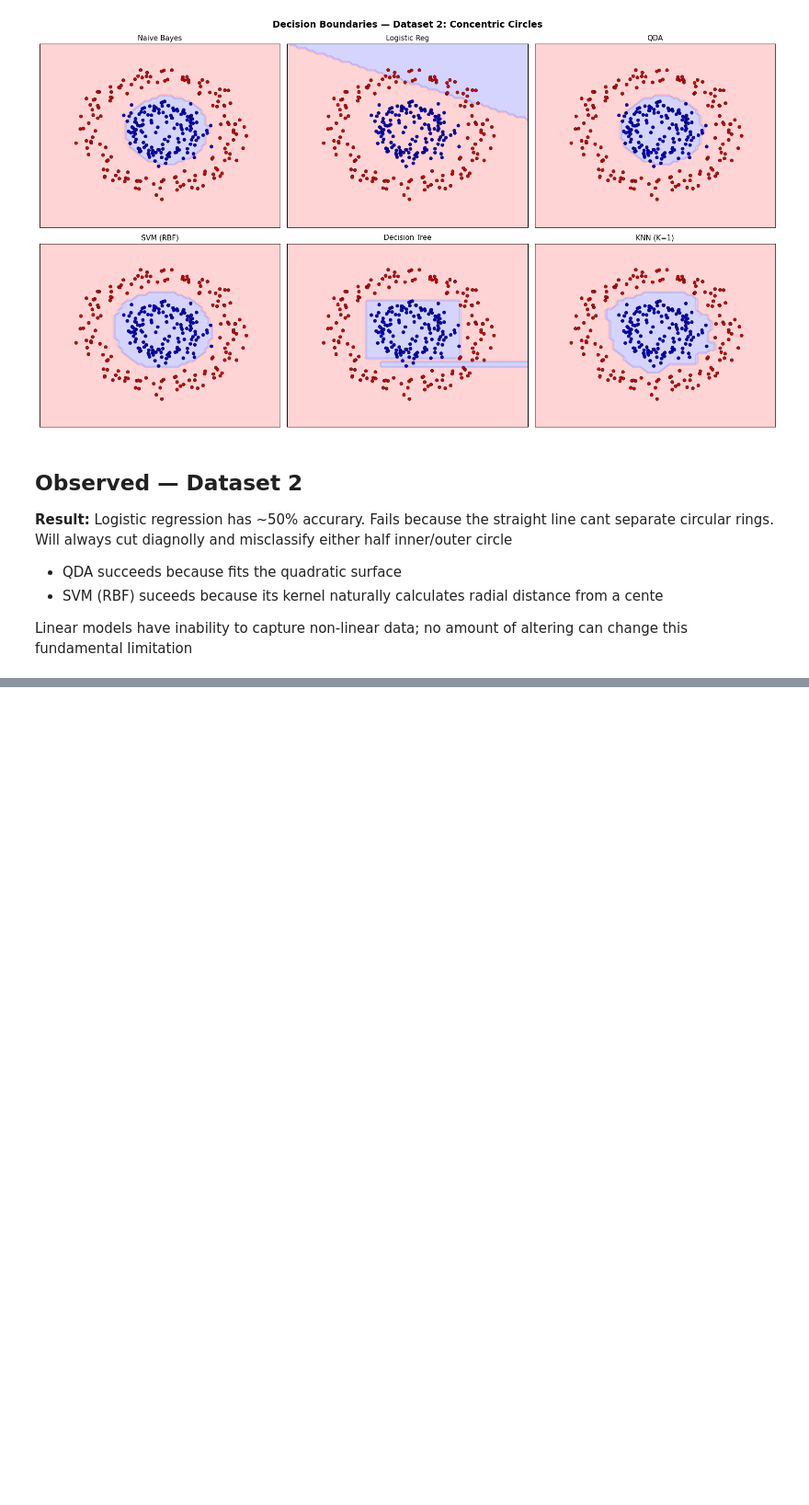
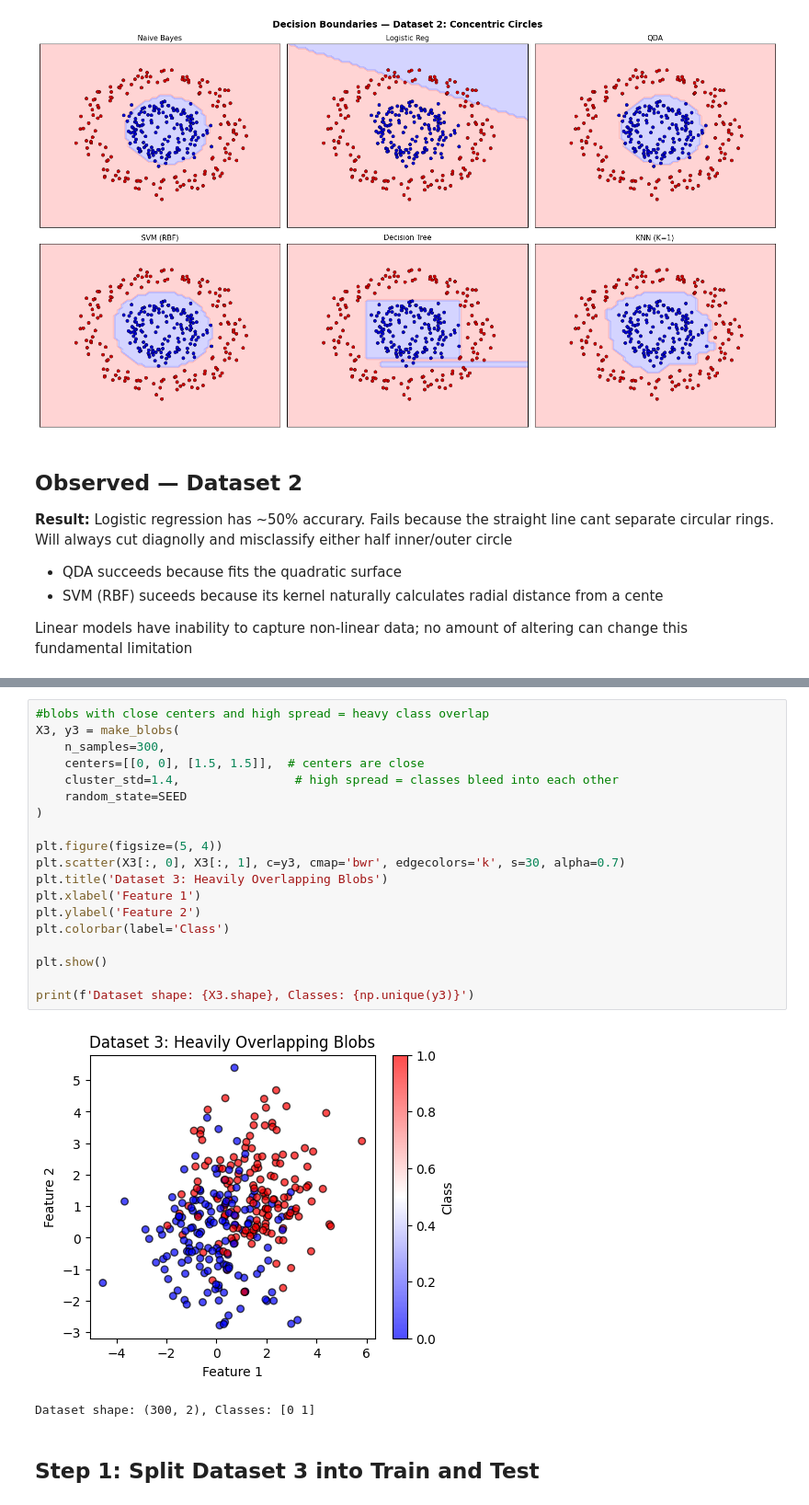
Before and after one commit to LishaRamon/applied-ml, a Jupyter notebook: HW3_Comparison_of_ML_Classification_Algorithms.ipynb, the cells around one changed output, grey strips where cells are left out. Shown at 92% size. Saved outputs shown, nothing was run; the diff lists cells and outputs as text; blank space fills up the shorter version.

Commit message:
Commit 5: Using Dataset 3 to perform 6 classifiers, visuals and evals

```diff
--- a/HW3_Comparison_of_ML_Classification_Algorithms.ipynb
+++ b/HW3_Comparison_of_ML_Classification_Algorithms.ipynb
@@ -340,0 +353,24 @@ Linear models have inability to capture non-linear data; no amount of altering c
+# %%
+#blobs with close centers and high spread = heavy class overlap
+X3, y3 = make_blobs(
+    n_samples=300,
+    centers=[[0, 0], [1.5, 1.5]],  # centers are close
+    cluster_std=1.4,                # high spread = classes bleed into each other
+    random_state=SEED
+)
+
+plt.figure(figsize=(5, 4))
+plt.scatter(X3[:, 0], X3[:, 1], c=y3, cmap='bwr', edgecolors='k', s=30, alpha=0.7)
+plt.title('Dataset 3: Heavily Overlapping Blobs')
+plt.xlabel('Feature 1')
+plt.ylabel('Feature 2')
+plt.colorbar(label='Class')
+
+plt.show()
+
+print(f'Dataset shape: {X3.shape}, Classes: {np.unique(y3)}')
+# %% [output]
+[figure, added]
+Dataset shape: (300, 2), Classes: [0 1]
+# %% [markdown]
+## Step 1: Split Dataset 3 into Train and Test
```
Also changed, not shown: parts of 8 cells of this notebook.
